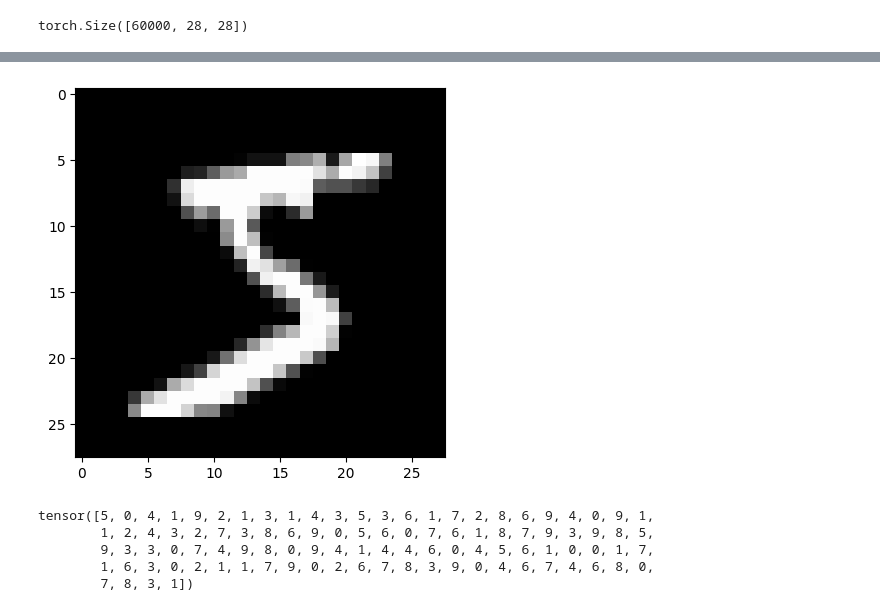
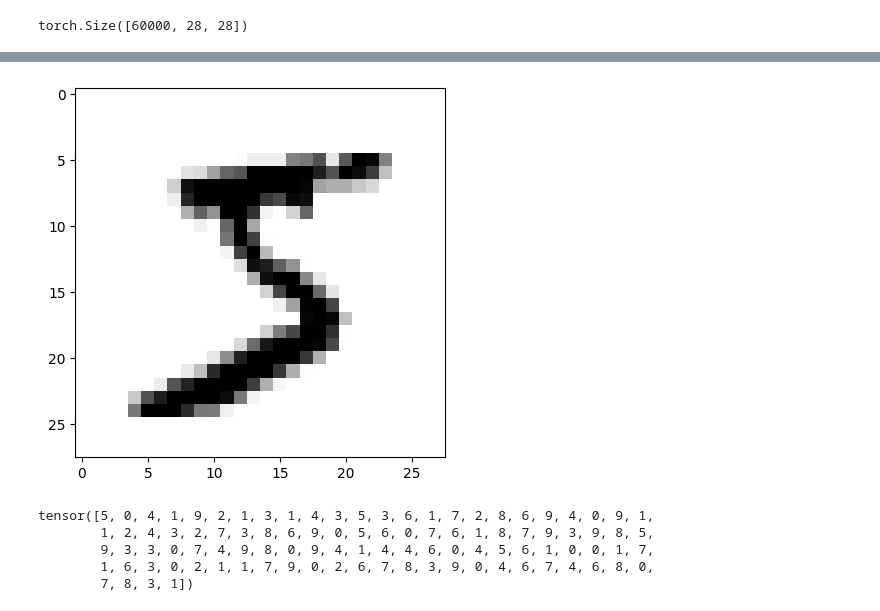
Before and after one commit to Hiroshinoharu/deeplearning-notebooks, a Jupyter notebook: shallow_net_in_pytorch.ipynb, the cells around one changed output, grey strips where cells are left out. Cells and saved outputs as stored; diff of their text form; code cells hidden in the pictures.

```diff
--- a/shallow_net_in_pytorch.ipynb
+++ b/shallow_net_in_pytorch.ipynb
@@ -51,9 +51,9 @@ tensor([[  0,   0,   0,   0,   0,   0,   0,   0,   0,   0,   0,   0,   0,   0,
            0,   0,   0,   0,   0,   0,   0,   0,   0,   0,   0,   0,   0,   0]],
        dtype=torch.uint8)
 # %%
-_ = plt.imshow(train.data[0].numpy().squeeze(), cmap='gray') # squeeze() removes the single-dimensional entries from the shape of the array
+_ = plt.imshow(train.data[0].numpy().squeeze(), cmap='gray_r') # squeeze() removes the single-dimensional entries from the shape of the array
 # %% [output]
-[figure, old version]
+[figure, new version]
 # %%
 train.targets[0:100] # targets are the labels of the images
 # %% [output]
```
Also changed, not shown: parts of 1 cell of this notebook, 4 other files.
